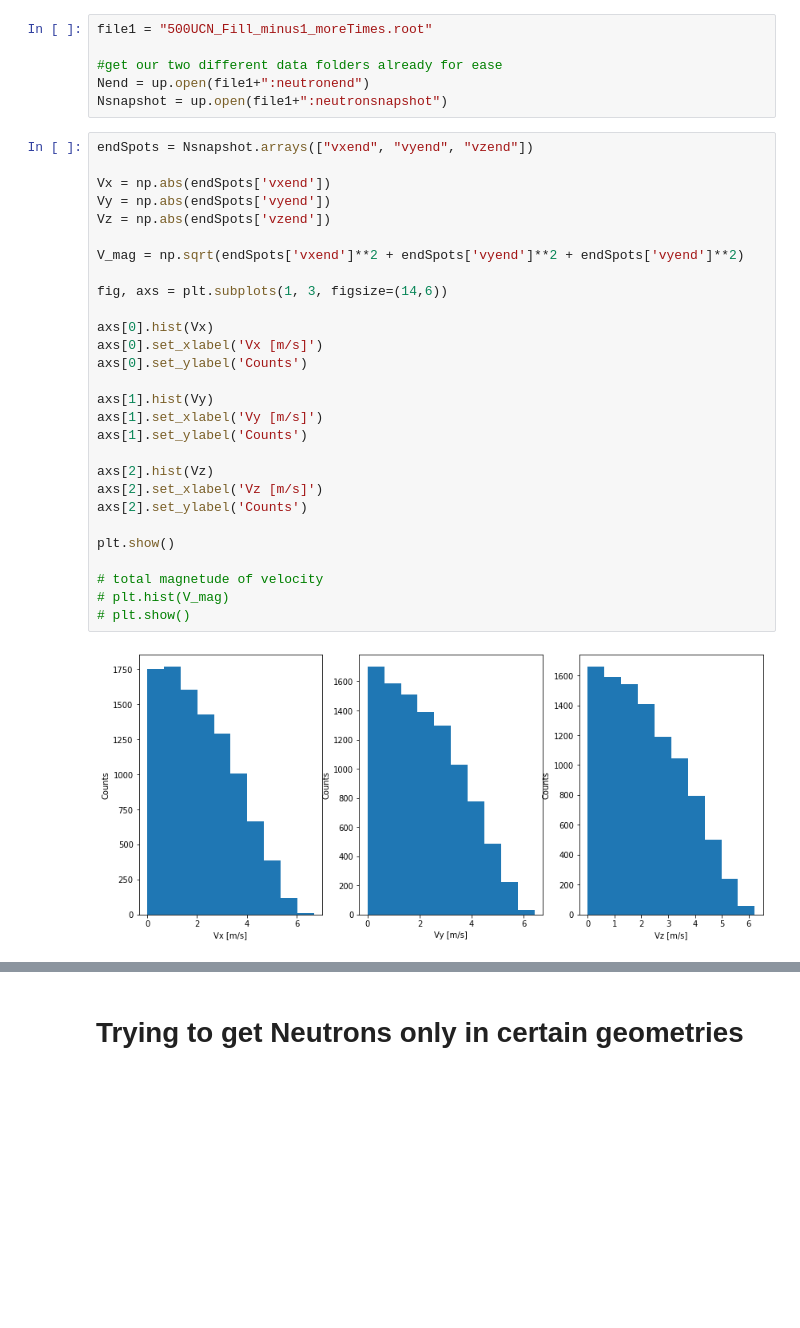
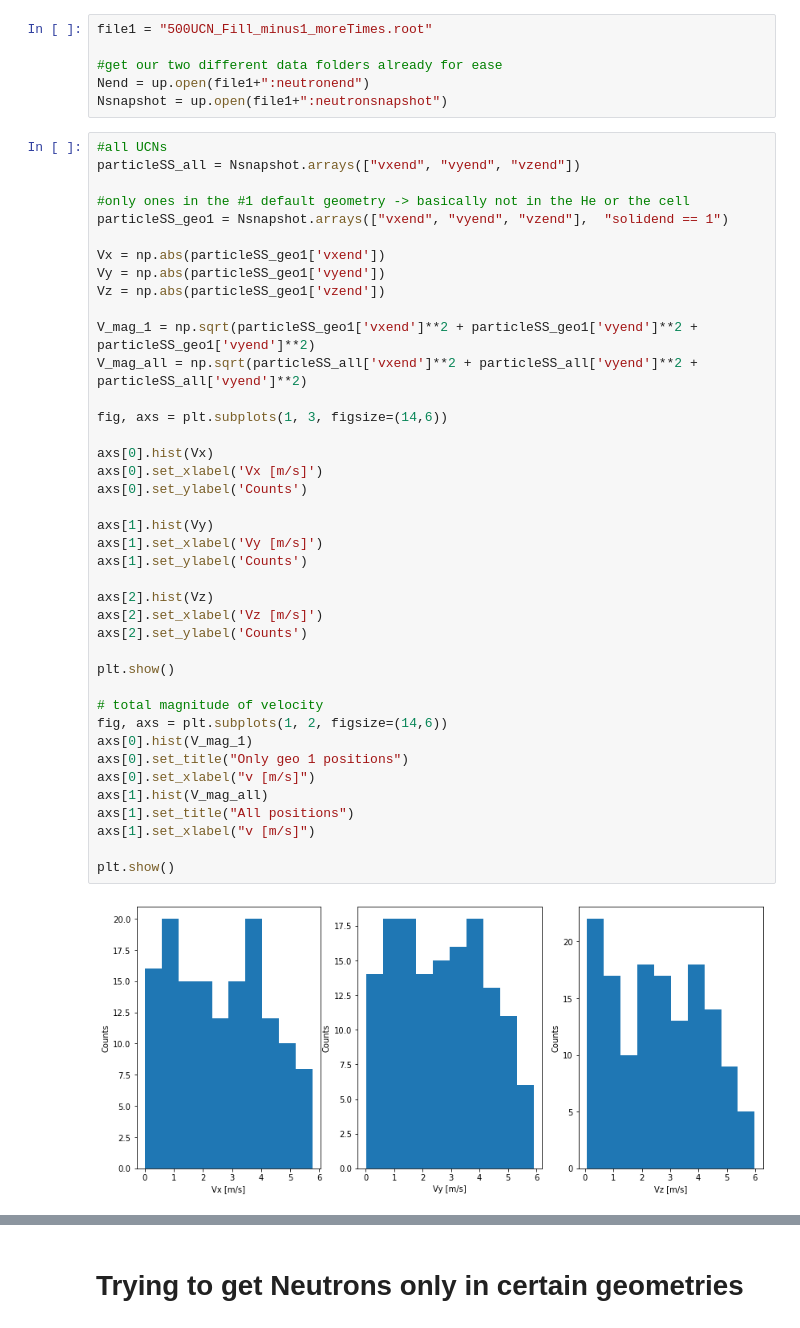
Before and after one commit to eklem1/MesonMagMapping, a Jupyter notebook: PENTrackAnalysis/UCNVelocity.ipynb, the cells around one changed output, grey strips where cells are left out. Cells and saved outputs as stored; diff of their text form; blank space fills up the shorter version.

```diff
--- a/PENTrackAnalysis/UCNVelocity.ipynb
+++ b/PENTrackAnalysis/UCNVelocity.ipynb
@@ -18,32 +22,44 @@ file1 = "500UCN_Fill_minus1_moreTimes.root"
 Nend = up.open(file1+":neutronend")
 Nsnapshot = up.open(file1+":neutronsnapshot")
 # %%
-endSpots = Nsnapshot.arrays(["vxend", "vyend", "vzend"])
+#all UCNs
+particleSS_all = Nsnapshot.arrays(["vxend", "vyend", "vzend"])
 
-Vx = np.abs(endSpots['vxend'])
-Vy = np.abs(endSpots['vyend'])
-Vz = np.abs(endSpots['vzend'])
+#only ones in the #1 default geometry -> basically not in the He or the cell
+particleSS_geo1 = Nsnapshot.arrays(["vxend", "vyend", "vzend"],  "solidend == 1")
 
-V_mag = np.sqrt(endSpots['vxend']**2 + endSpots['vyend']**2 + endSpots['vyend']**2)
+Vx = np.abs(particleSS_geo1['vxend'])
+Vy = np.abs(particleSS_geo1['vyend'])
+Vz = np.abs(particleSS_geo1['vzend'])
+
+V_mag_1 = np.sqrt(particleSS_geo1['vxend']**2 + particleSS_geo1['vyend']**2 + particleSS_geo1['vyend']**2)
+V_mag_all = np.sqrt(particleSS_all['vxend']**2 + particleSS_all['vyend']**2 + particleSS_all['vyend']**2)
 
 fig, axs = plt.subplots(1, 3, figsize=(14,6))
 
 axs[0].hist(Vx)
 axs[0].set_xlabel('Vx [m/s]')
 axs[0].set_ylabel('Counts')
 
 axs[1].hist(Vy)
 axs[1].set_xlabel('Vy [m/s]')
 axs[1].set_ylabel('Counts')
 
 axs[2].hist(Vz)
 axs[2].set_xlabel('Vz [m/s]')
 axs[2].set_ylabel('Counts')
 
 plt.show()
 
-# total magnetude of velocity
-# plt.hist(V_mag)
-# plt.show()
+# total magnitude of velocity
+fig, axs = plt.subplots(1, 2, figsize=(14,6))
+axs[0].hist(V_mag_1)
+axs[0].set_title("Only geo 1 positions")
+axs[0].set_xlabel("v [m/s]")
+axs[1].hist(V_mag_all)
+axs[1].set_title("All positions")
+axs[1].set_xlabel("v [m/s]")
+
+plt.show()
 # %% [output]
-[figure, old version]
+[figure, new version]
```
Also changed, not shown: parts of 4 cells of this notebook, 3 other files.
